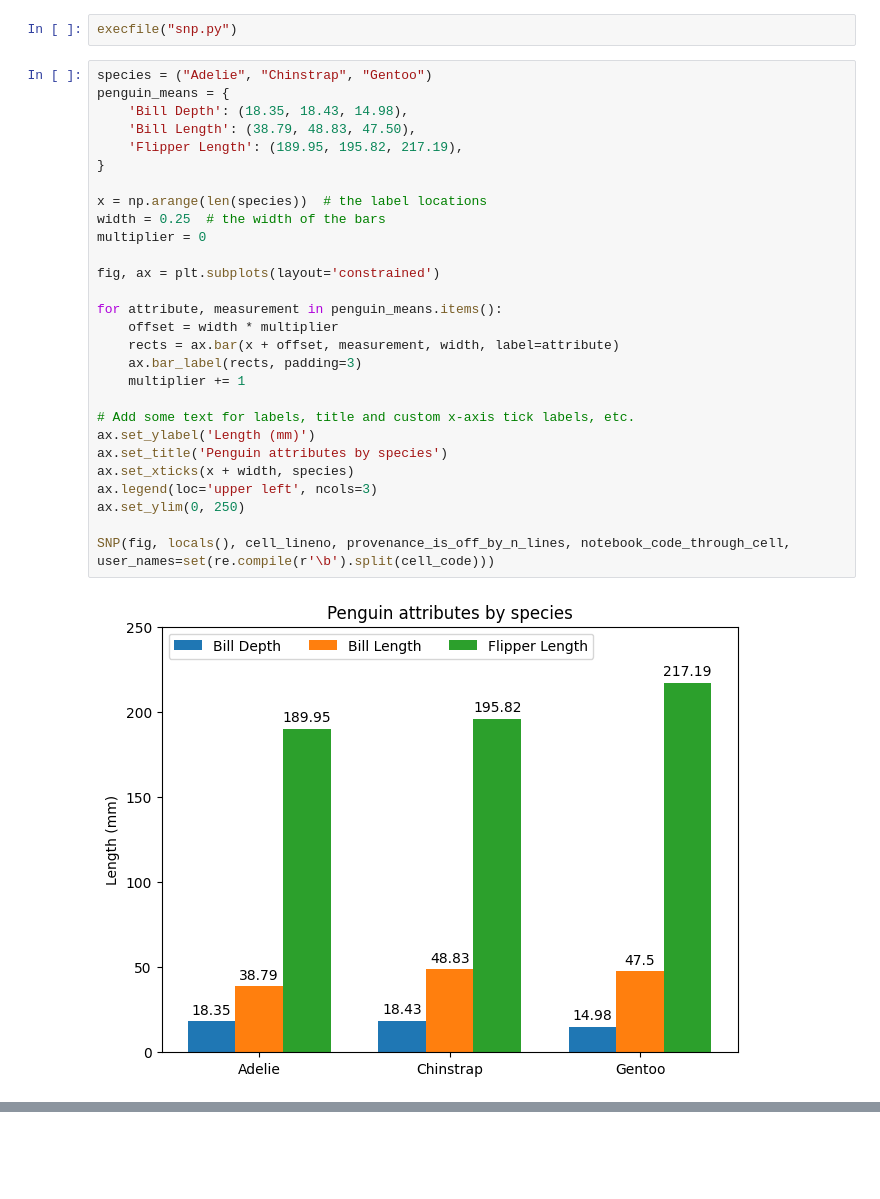
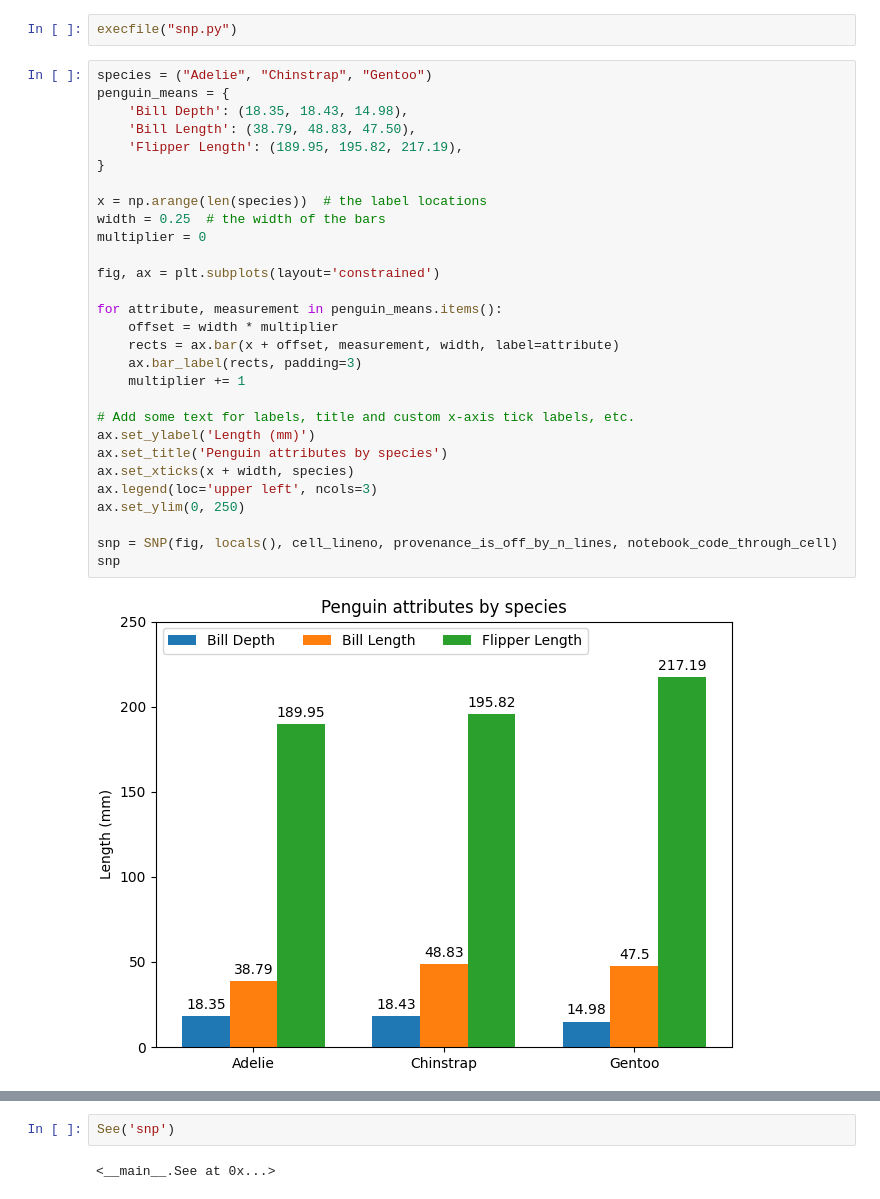
Before and after one commit to brianhempel/plottery, a Jupyter notebook: src/snp.ipynb, the cells around one changed output, grey strips where cells are left out. Drawn from its saved outputs; the diff is of its cells as text; blank space fills up the shorter version.

Commit message:
updated SNP() line in example notebook

```diff
--- a/src/snp.ipynb
+++ b/src/snp.ipynb
@@ -8,30 +8,31 @@ execfile("snp.py")
 # %%
 species = ("Adelie", "Chinstrap", "Gentoo")
 penguin_means = {
     'Bill Depth': (18.35, 18.43, 14.98),
     'Bill Length': (38.79, 48.83, 47.50),
     'Flipper Length': (189.95, 195.82, 217.19),
 }
 
 x = np.arange(len(species))  # the label locations
 width = 0.25  # the width of the bars
 multiplier = 0
 
 fig, ax = plt.subplots(layout='constrained')
 
 for attribute, measurement in penguin_means.items():
     offset = width * multiplier
     rects = ax.bar(x + offset, measurement, width, label=attribute)
     ax.bar_label(rects, padding=3)
     multiplier += 1
 
 # Add some text for labels, title and custom x-axis tick labels, etc.
 ax.set_ylabel('Length (mm)')
 ax.set_title('Penguin attributes by species')
 ax.set_xticks(x + width, species)
 ax.legend(loc='upper left', ncols=3)
 ax.set_ylim(0, 250)
 
-SNP(fig, locals(), cell_lineno, provenance_is_off_by_n_lines, notebook_code_through_cell, user_names=set(re.compile(r'\b').split(cell_code)))
+snp = SNP(fig, locals(), cell_lineno, provenance_is_off_by_n_lines, notebook_code_through_cell)
+snp
 # %% [output]
-[figure, old version]
+[figure, new version]
@@ -38,0 +39,4 @@ SNP(fig, locals(), cell_lineno, provenance_is_off_by_n_lines, notebook_code_thro
+# %%
+See('snp')
+# %% [output]
+<__main__.See at 0x...>
```
Also changed, not shown: parts of 1 cell of this notebook.
